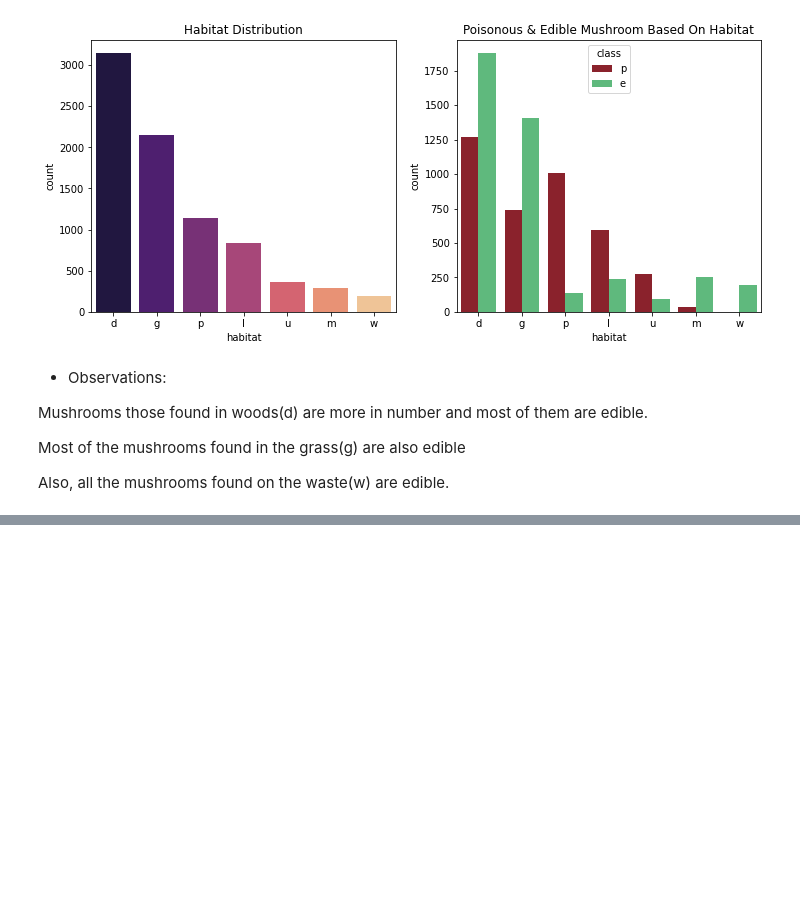
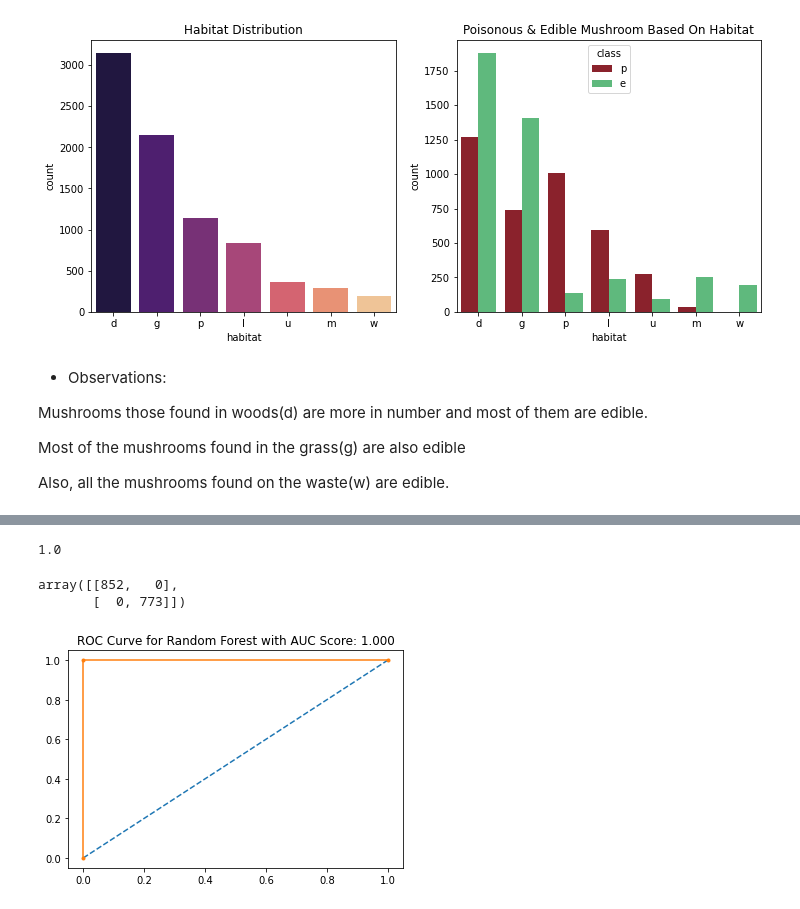
Before and after one commit to wodwine/kaggle-projects, a Jupyter notebook: mushroom-classification.ipynb, the cells around one changed output, grey strips where cells are left out. Drawn from its saved outputs; the diff is of its cells as text; code cells hidden in the pictures; blank space fills up the shorter version.

```diff
--- a/mushroom-classification.ipynb
+++ b/mushroom-classification.ipynb
@@ -486,0 +498,9 @@ y = data["class"]
+# %%
+from sklearn.preprocessing import LabelEncoder
+
+label_encoder_data = data.copy()
+label_encoder = LabelEncoder()
+for col in data.columns:
+    label_encoder_data[col] = label_encoder.fit_transform(label_encoder_data[col])
+
+label_encoder_data
@@ -486,0 +521,35 @@ y = data["class"]
+# %%
+X_label_encoder = label_encoder_data.drop("class",axis=1)
+y_label_encoder = label_encoder_data["class"]
+# %%
+from sklearn.model_selection import train_test_split
+
+X_train,X_test,y_train,y_test = train_test_split(X_label_encoder,y_label_encoder,test_size=0.2,random_state=0)
+# %%
+from sklearn.ensemble import RandomForestClassifier
+
+rf1 = RandomForestClassifier()
+rf1.fit(X_train,y_train)
+y_preds = rf1.predict(X_test)
+rf1.score(X_test,y_test)
+# %% [output]
+1.0
+# %%
+from sklearn.metrics import confusion_matrix
+
+confusion_matrix(y_test,y_preds)
+# %% [output]
+array([[852,   0],
+       [  0, 773]])
+# %%
+from sklearn.metrics import roc_curve
+from sklearn.metrics import roc_auc_score
+
+auc_rf1 = roc_auc_score(y_test,y_preds)
+fpr, tpr, tresholds = roc_curve(y_test,y_preds)
+plt.plot([0,1],[0,1],linestyle='--')
+plt.plot(fpr,tpr,marker='.')
+plt.title(f"ROC Curve for Random Forest with AUC Score: {auc_rf1:.3f}")
+plt.show()
+# %% [output]
+[figure, added]
```
Also changed, not shown: parts of 23 cells of this notebook.
